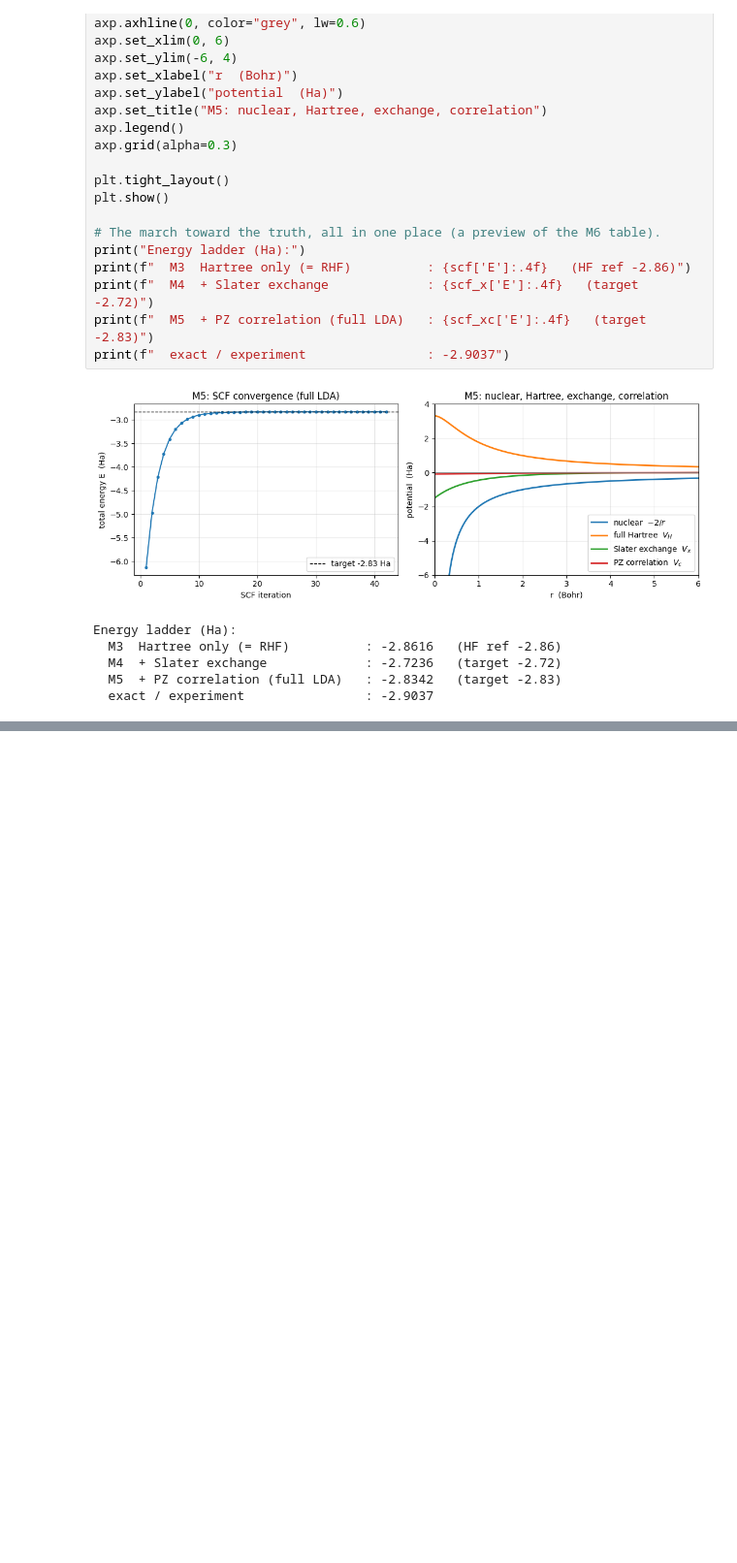
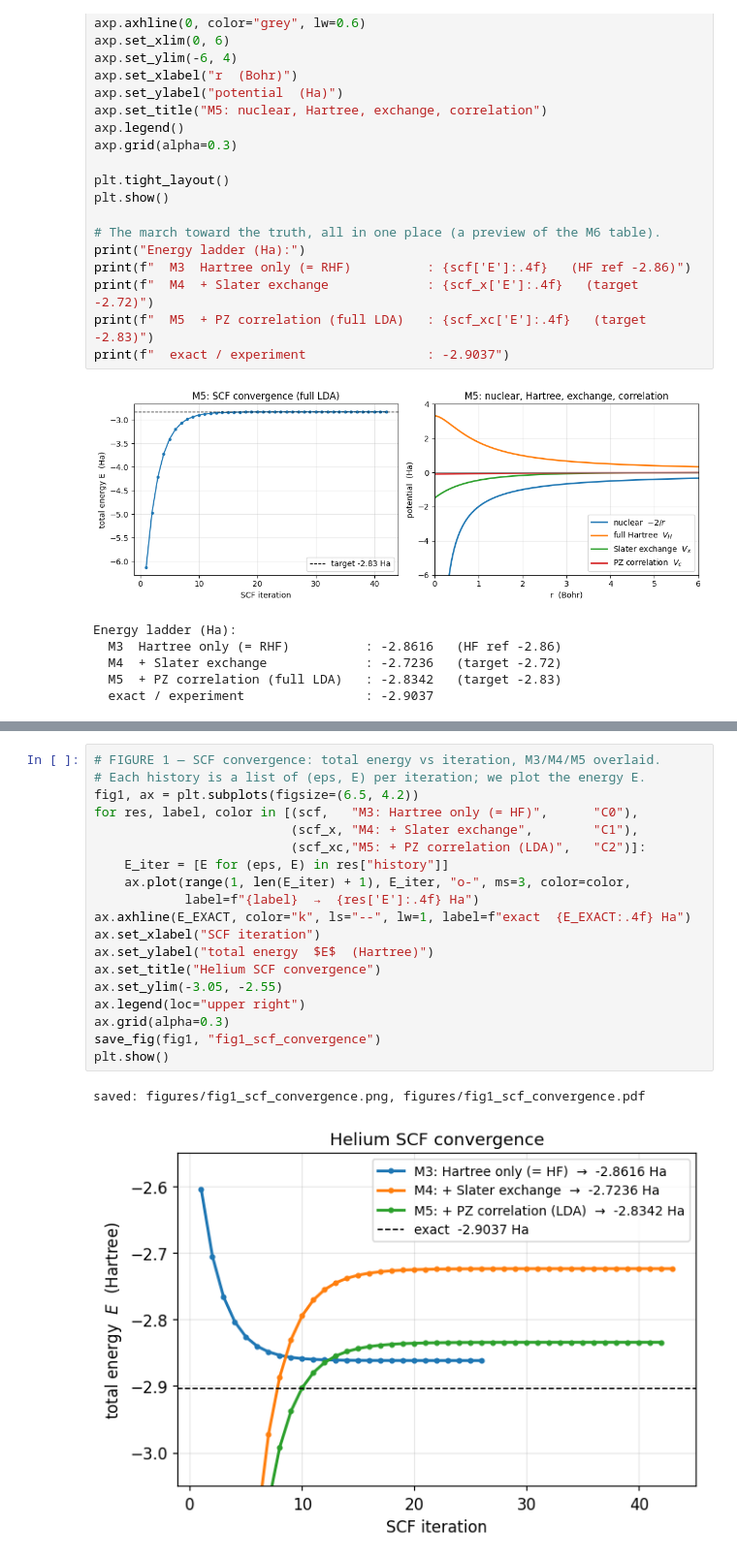
Before and after one commit to ddsyasas/dft-helium, a Jupyter notebook: helium_dft.ipynb, the cells around one changed output, grey strips where cells are left out. Shown at 97% size. Saved outputs shown, nothing was run; the diff lists cells and outputs as text; blank space fills up the shorter version.

```diff
--- a/helium_dft.ipynb
+++ b/helium_dft.ipynb
@@ -639,0 +694,22 @@ Energy ladder (Ha):
+# %%
+# FIGURE 1 — SCF convergence: total energy vs iteration, M3/M4/M5 overlaid.
+# Each history is a list of (eps, E) per iteration; we plot the energy E.
+fig1, ax = plt.subplots(figsize=(6.5, 4.2))
+for res, label, color in [(scf,   "M3: Hartree only (= HF)",      "C0"),
+                          (scf_x, "M4: + Slater exchange",        "C1"),
+                          (scf_xc,"M5: + PZ correlation (LDA)",   "C2")]:
+    E_iter = [E for (eps, E) in res["history"]]
+    ax.plot(range(1, len(E_iter) + 1), E_iter, "o-", ms=3, color=color,
+            label=f"{label}  →  {res['E']:.4f} Ha")
+ax.axhline(E_EXACT, color="k", ls="--", lw=1, label=f"exact  {E_EXACT:.4f} Ha")
+ax.set_xlabel("SCF iteration")
+ax.set_ylabel("total energy  $E$  (Hartree)")
+ax.set_title("Helium SCF convergence")
+ax.set_ylim(-3.05, -2.55)
+ax.legend(loc="upper right")
+ax.grid(alpha=0.3)
+save_fig(fig1, "fig1_scf_convergence")
+plt.show()
+# %% [output]
+saved: figures/fig1_scf_convergence.png, figures/fig1_scf_convergence.pdf
+[figure, added]
```
Also changed, not shown: parts of 7 cells of this notebook, 10 other files.
